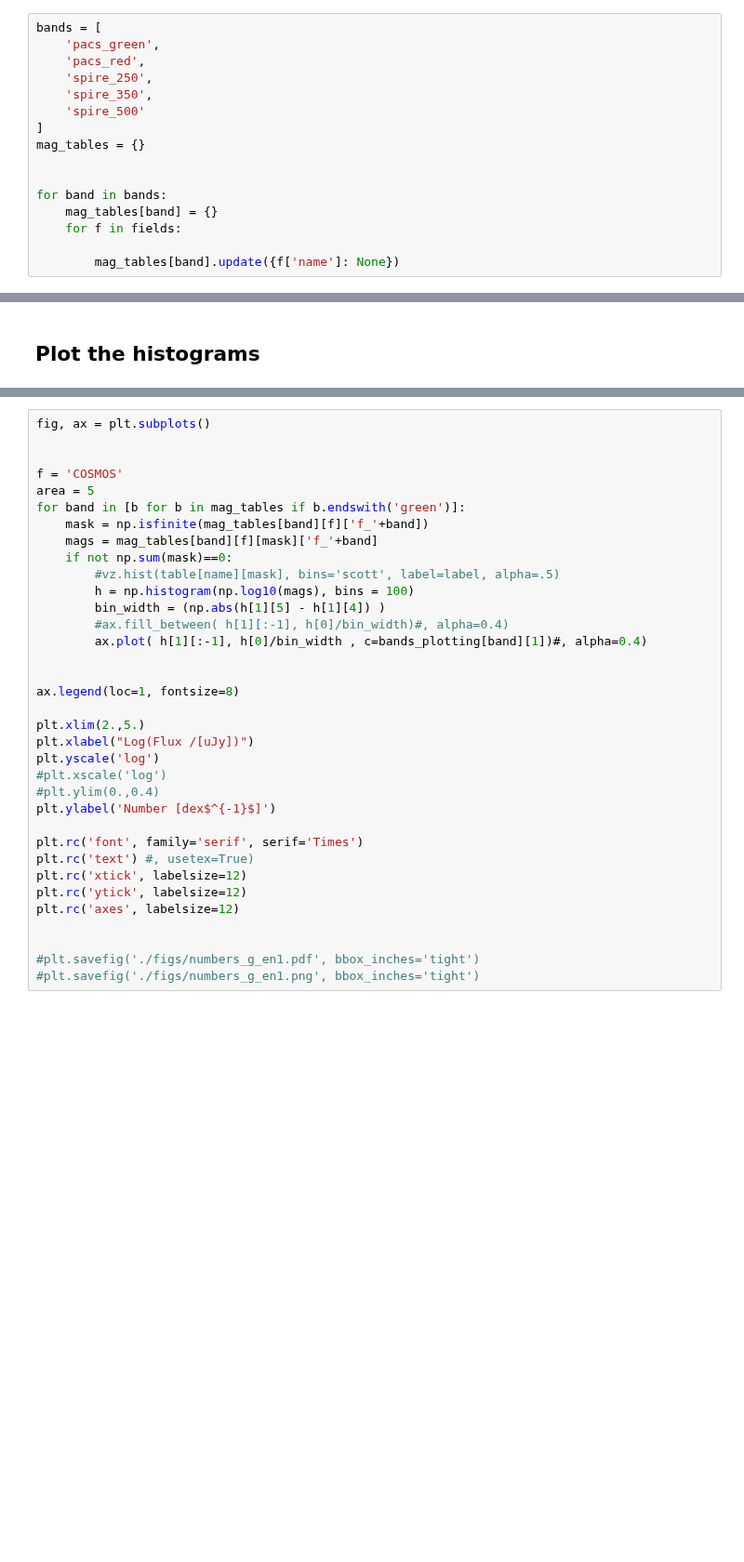
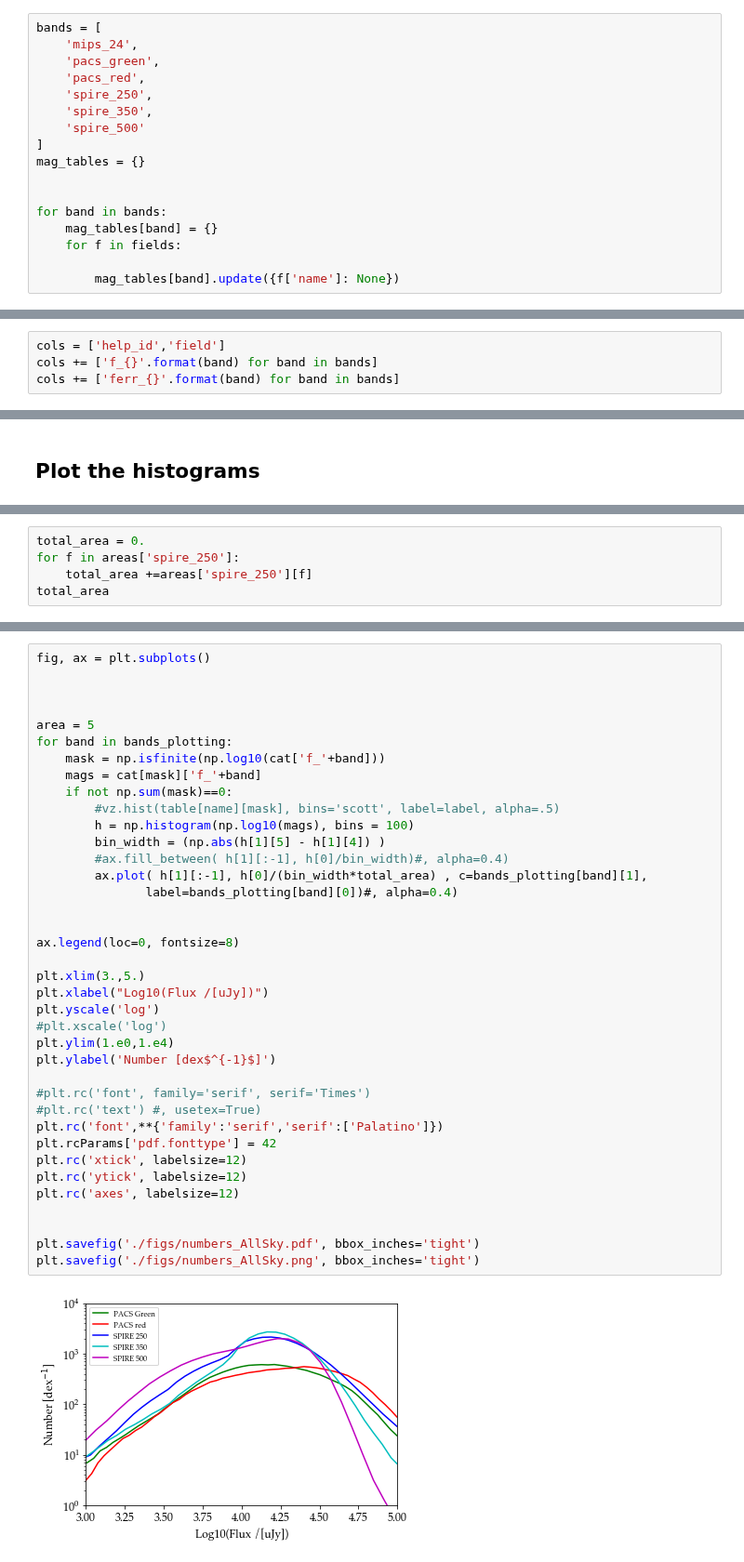
Before and after one commit to H-E-L-P/dmu_products, a Jupyter notebook: dmu31/dmu31_Examples/HELP_paper_figures/1_Number_counts.ipynb, the cells around one changed output, grey strips where cells are left out. Shown at 93% size. Drawn from its saved outputs; the diff is of its cells as text; blank space fills up the shorter version.

Commit message:
Work on paper figures

```diff
--- a/dmu31/dmu31_Examples/HELP_paper_figures/1_Number_counts.ipynb
+++ b/dmu31/dmu31_Examples/HELP_paper_figures/1_Number_counts.ipynb
@@ -38,6 +34,7 @@ service = vo.dal.TAPService("https://herschel-vos.phys.sussex.ac.uk/__system__/t
 fields = yaml.load(open('../../../dmu2/meta_main.yml', 'r'))['fields']
 # %%
 bands = [
+    'mips_24',
     'pacs_green',
     'pacs_red',
     'spire_250',
@@ -179,0 +52,4 @@ TypeError: object of type 'NoneType' has no len()
+# %%
+cols = ['help_id','field']
+cols += ['f_{}'.format(band) for band in bands]
+cols += ['ferr_{}'.format(band) for band in bands]
@@ -190,0 +103,5 @@ bands_plotting = {
+# %%
+total_area = 0.
+for f in areas['spire_250']:
+    total_area +=areas['spire_250'][f]
+total_area
@@ -191,35 +122,40 @@ bands_plotting = {
 # %%
 fig, ax = plt.subplots()
 
 
-f = 'COSMOS'
+
 area = 5
-for band in [b for b in mag_tables if b.endswith('green')]:
-    mask = np.isfinite(mag_tables[band][f]['f_'+band])
-    mags = mag_tables[band][f][mask]['f_'+band]
+for band in bands_plotting:
+    mask = np.isfinite(np.log10(cat['f_'+band]))
+    mags = cat[mask]['f_'+band]
     if not np.sum(mask)==0:
         #vz.hist(table[name][mask], bins='scott', label=label, alpha=.5)
         h = np.histogram(np.log10(mags), bins = 100)
         bin_width = (np.abs(h[1][5] - h[1][4]) )
         #ax.fill_between( h[1][:-1], h[0]/bin_width)#, alpha=0.4)
-        ax.plot( h[1][:-1], h[0]/bin_width , c=bands_plotting[band][1])#, alpha=0.4)
+        ax.plot( h[1][:-1], h[0]/(bin_width*total_area) , c=bands_plotting[band][1],
+               label=bands_plotting[band][0])#, alpha=0.4)
 
 
-ax.legend(loc=1, fontsize=8)
+ax.legend(loc=0, fontsize=8)
 
-plt.xlim(2.,5.)
-plt.xlabel("Log(Flux /[uJy])")
+plt.xlim(3.,5.)
+plt.xlabel("Log10(Flux /[uJy])")
 plt.yscale('log')
 #plt.xscale('log')
-#plt.ylim(0.,0.4)
+plt.ylim(1.e0,1.e4)
 plt.ylabel('Number [dex$^{-1}$]')
 
-plt.rc('font', family='serif', serif='Times')
-plt.rc('text') #, usetex=True)
+#plt.rc('font', family='serif', serif='Times')
+#plt.rc('text') #, usetex=True)
+plt.rc('font',**{'family':'serif','serif':['Palatino']})
+plt.rcParams['pdf.fonttype'] = 42
 plt.rc('xtick', labelsize=12)
 plt.rc('ytick', labelsize=12)
 plt.rc('axes', labelsize=12)
 
 
-#plt.savefig('./figs/numbers_g_en1.pdf', bbox_inches='tight')
-#plt.savefig('./figs/numbers_g_en1.png', bbox_inches='tight')
+plt.savefig('./figs/numbers_AllSky.pdf', bbox_inches='tight')
+plt.savefig('./figs/numbers_AllSky.png', bbox_inches='tight')
+# %% [output]
+[figure, added]
```
Also changed, not shown: parts of 22 cells of this notebook, 1 other file.
